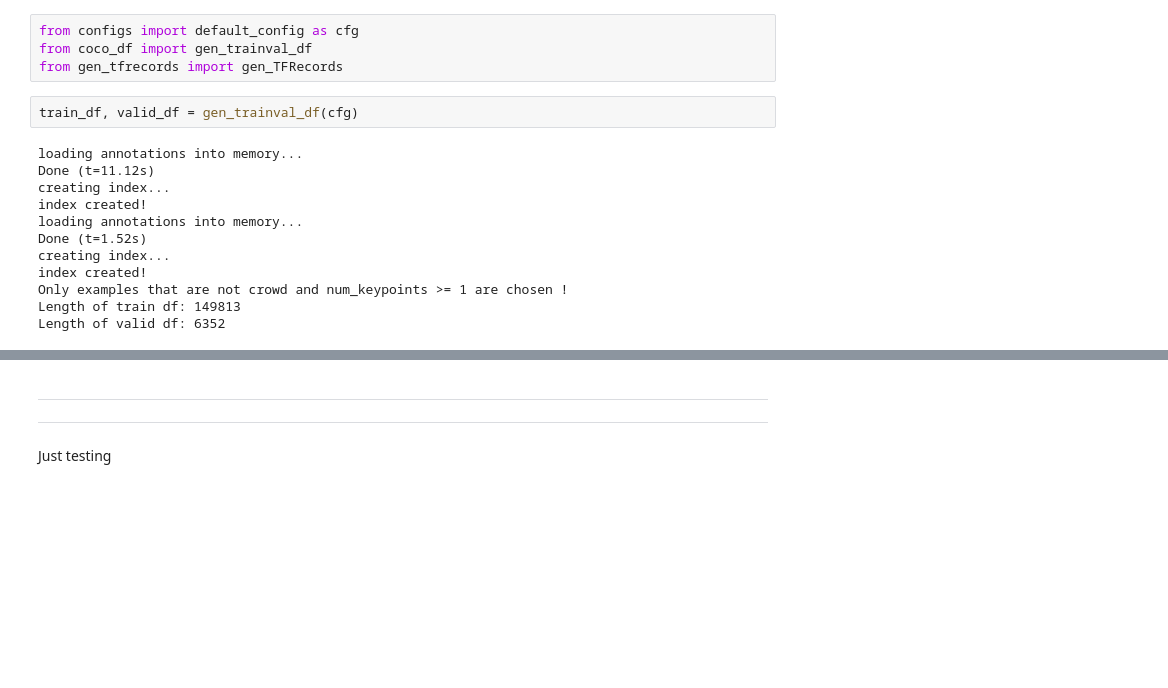
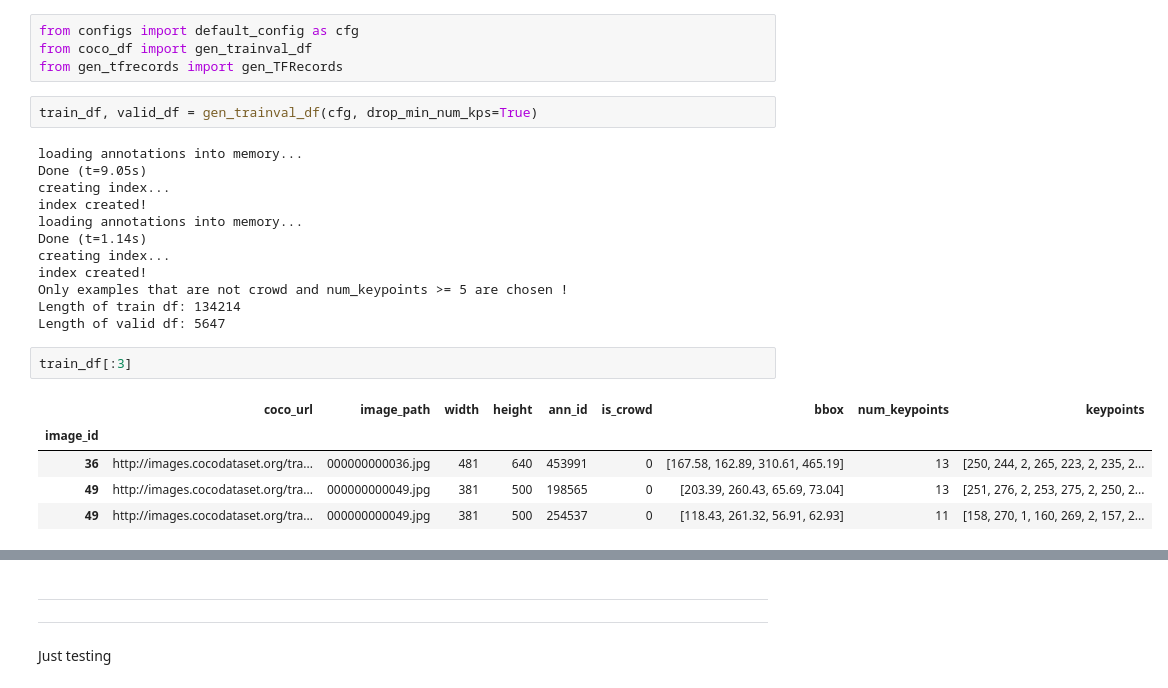
Before and after one commit to MindlessBoid/single-person-pose-estimation, a Jupyter notebook: gen_tfrecords.ipynb, the cells around one changed output, grey strips where cells are left out. Drawn from its saved outputs; the diff is of its cells as text; blank space fills up the shorter version.

```diff
--- a/gen_tfrecords.ipynb
+++ b/gen_tfrecords.ipynb
@@ -29,16 +29,24 @@ from configs import default_config as cfg
 from coco_df import gen_trainval_df
 from gen_tfrecords import gen_TFRecords
 # %%
-train_df, valid_df = gen_trainval_df(cfg)
+train_df, valid_df = gen_trainval_df(cfg, drop_min_num_kps=True)
 # %% [output]
 loading annotations into memory...
-Done (t=11.12s)
+Done (t=9.05s)
 creating index...
 index created!
 loading annotations into memory...
-Done (t=1.52s)
+Done (t=1.14s)
 creating index...
 index created!
-Only examples that are not crowd and num_keypoints >= 1 are chosen !
-Length of train df: 149813
-Length of valid df: 6352
+Only examples that are not crowd and num_keypoints >= 5 are chosen !
+Length of train df: 134214
+Length of valid df: 5647
+# %%
+train_df[:3]
+# %% [output]
+|  | coco_url | image_path | width | height | ann_id | is_crowd | bbox | num_keypoints | keypoints |
+| image_id |  |  |  |  |  |  |  |  |  |
+| 36 | http://images.cocodataset.org/tra... | 000000000036.jpg | 481 | 640 | 453991 | 0 | [167.58, 162.89, 310.61, 465.19] | 13 | [250, 244, 2, 265, 223, 2, 235, 2... |
+| 49 | http://images.cocodataset.org/tra... | 000000000049.jpg | 381 | 500 | 198565 | 0 | [203.39, 260.43, 65.69, 73.04] | 13 | [251, 276, 2, 253, 275, 2, 250, 2... |
+| 49 | http://images.cocodataset.org/tra... | 000000000049.jpg | 381 | 500 | 254537 | 0 | [118.43, 261.32, 56.91, 62.93] | 11 | [158, 270, 1, 160, 269, 2, 157, 2... |
```
Also changed, not shown: parts of 5 cells of this notebook, 7 other files.
